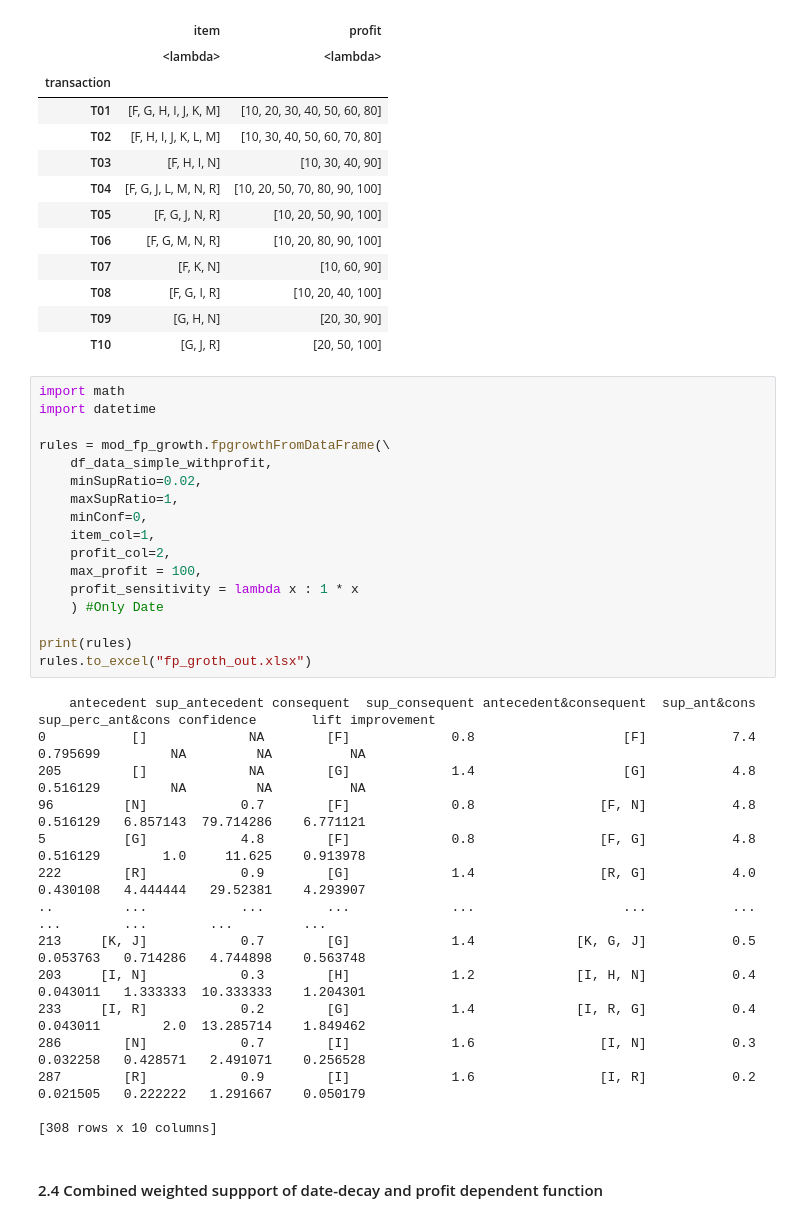
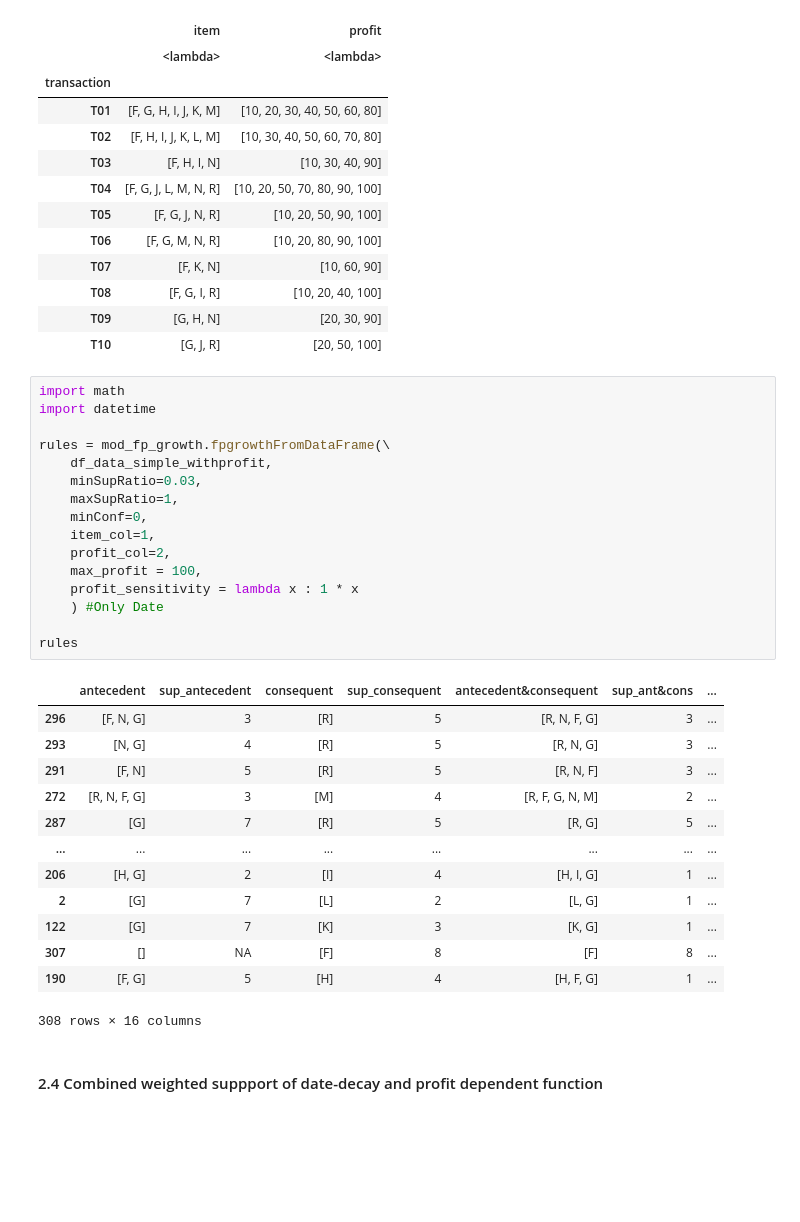
Before and after one commit to dawei7/Detecting-patterns-in-purchase-history-using-association-rule-learning-methods, a Jupyter notebook: Analysis/Detecting-patterns-in-purchase-history-using-association-rule-learning-methods.ipynb, the cells around one changed output. Cells and saved outputs as stored; diff of their text form; blank space fills up the shorter version.

```diff
--- a/Analysis/Detecting-patterns-in-purchase-history-using-association-rule-learning-methods.ipynb
+++ b/Analysis/Detecting-patterns-in-purchase-history-using-association-rule-learning-methods.ipynb
@@ -222,35 +219,33 @@ df_data_simple_withprofit
 # %%
 import math
 import datetime
 
 rules = mod_fp_growth.fpgrowthFromDataFrame(\
     df_data_simple_withprofit,
-    minSupRatio=0.02,
+    minSupRatio=0.03,
     maxSupRatio=1,
     minConf=0,
     item_col=1,
     profit_col=2,
     max_profit = 100,
     profit_sensitivity = lambda x : 1 * x
     ) #Only Date
 
-print(rules)
-rules.to_excel("fp_groth_out.xlsx")
+rules
 # %% [output]
+|  | antecedent | sup_antecedent | consequent | sup_consequent | antecedent&consequent | sup_ant&cons | ... |
+| 296 | [F, N, G] | 3 | [R] | 5 | [R, N, F, G] | 3 | ... |
+| 293 | [N, G] | 4 | [R] | 5 | [R, N, G] | 3 | ... |
+| 291 | [F, N] | 5 | [R] | 5 | [R, N, F] | 3 | ... |
+| 272 | [R, N, F, G] | 3 | [M] | 4 | [R, F, G, N, M] | 2 | ... |
+| 287 | [G] | 7 | [R] | 5 | [R, G] | 5 | ... |
+| ... | ... | ... | ... | ... | ... | ... | ... |
+| 206 | [H, G] | 2 | [I] | 4 | [H, I, G] | 1 | ... |
+| 2 | [G] | 7 | [L] | 2 | [L, G] | 1 | ... |
+| 122 | [G] | 7 | [K] | 3 | [K, G] | 1 | ... |
+| 307 | [] | NA | [F] | 8 | [F] | 8 | ... |
+| 190 | [F, G] | 5 | [H] | 4 | [H, F, G] | 1 | ... |
-    antecedent sup_antecedent consequent  sup_consequent antecedent&consequent  sup_ant&cons  sup_perc_ant&cons confidence       lift improvement
-0           []             NA        [F]             0.8                   [F]           7.4           0.795699         NA         NA          NA
-205         []             NA        [G]             1.4                   [G]           4.8           0.516129         NA         NA          NA
-96         [N]            0.7        [F]             0.8                [F, N]           4.8           0.516129   6.857143  79.714286    6.771121
-5          [G]            4.8        [F]             0.8                [F, G]           4.8           0.516129        1.0     11.625    0.913978
-222        [R]            0.9        [G]             1.4                [R, G]           4.0           0.430108   4.444444   29.52381    4.293907
-..         ...            ...        ...             ...                   ...           ...                ...        ...        ...         ...
-213     [K, J]            0.7        [G]             1.4             [K, G, J]           0.5           0.053763   0.714286   4.744898    0.563748
-203     [I, N]            0.3        [H]             1.2             [I, H, N]           0.4           0.043011   1.333333  10.333333    1.204301
-233     [I, R]            0.2        [G]             1.4             [I, R, G]           0.4           0.043011        2.0  13.285714    1.849462
-286        [N]            0.7        [I]             1.6                [I, N]           0.3           0.032258   0.428571   2.491071    0.256528
-287        [R]            0.9        [I]             1.6                [I, R]           0.2           0.021505   0.222222   1.291667    0.050179
-
-[308 rows x 10 columns]
+308 rows × 16 columns
 # %% [markdown]
 #### 2.4 Combined weighted suppport of date-decay and profit dependent function
 # %% [markdown]
```
Also changed, not shown: parts of 10 cells of this notebook, 55 other files.
